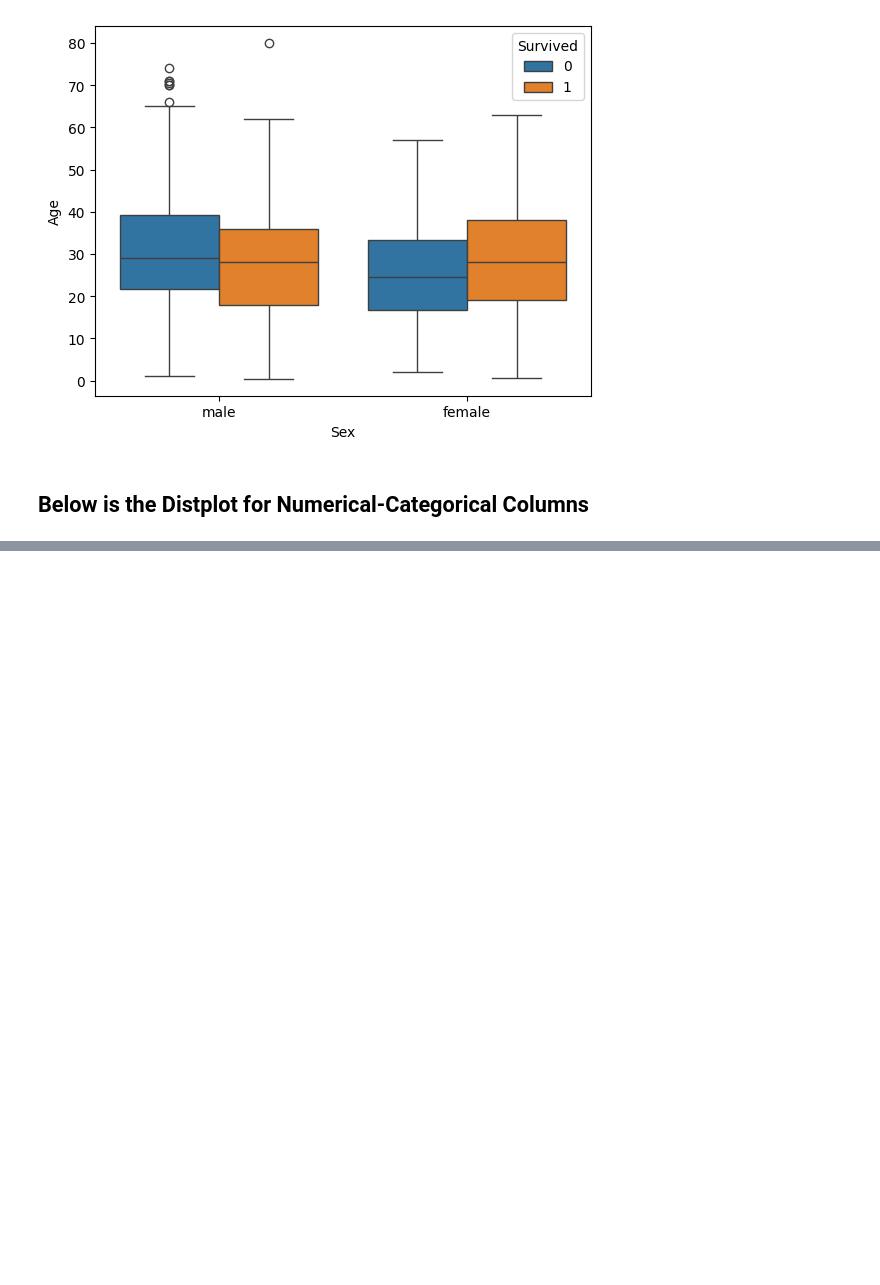
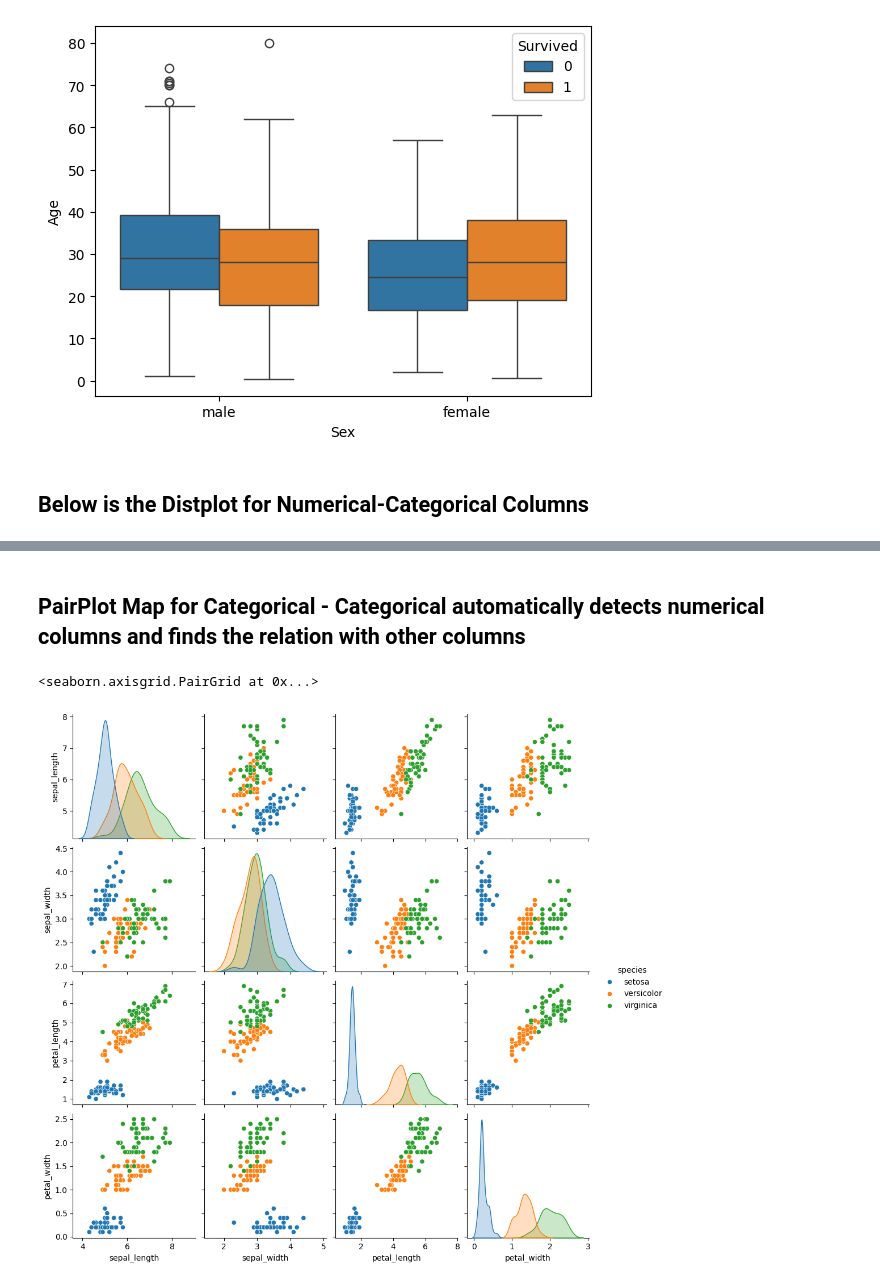
Before and after one commit to Tehman700/New_Best_Shop_Location_Prediction_Model, a Jupyter notebook: Jupyter_Notebooks_VsCode/EDA_on_Mutivariate_Bivariate.ipynb, the cells around one changed output, grey strips where cells are left out. Saved outputs shown, nothing was run; the diff lists cells and outputs as text; code cells hidden in the pictures; blank space fills up the shorter version.

```diff
--- a/Jupyter_Notebooks_VsCode/EDA_on_Mutivariate_Bivariate.ipynb
+++ b/Jupyter_Notebooks_VsCode/EDA_on_Mutivariate_Bivariate.ipynb
@@ -68,0 +88,7 @@ https://gist.github.com/mwaskom/de44147ed2974457ad6372750bbe5751
+# %% [markdown]
+## PairPlot Map for Categorical - Categorical automatically detects numerical columns and finds the relation with other columns
+# %%
+sns.pairplot(iris, hue= 'species')
+# %% [output]
+<seaborn.axisgrid.PairGrid at 0x...>
+[figure, added]
```
Also changed, not shown: parts of 3 cells of this notebook.
